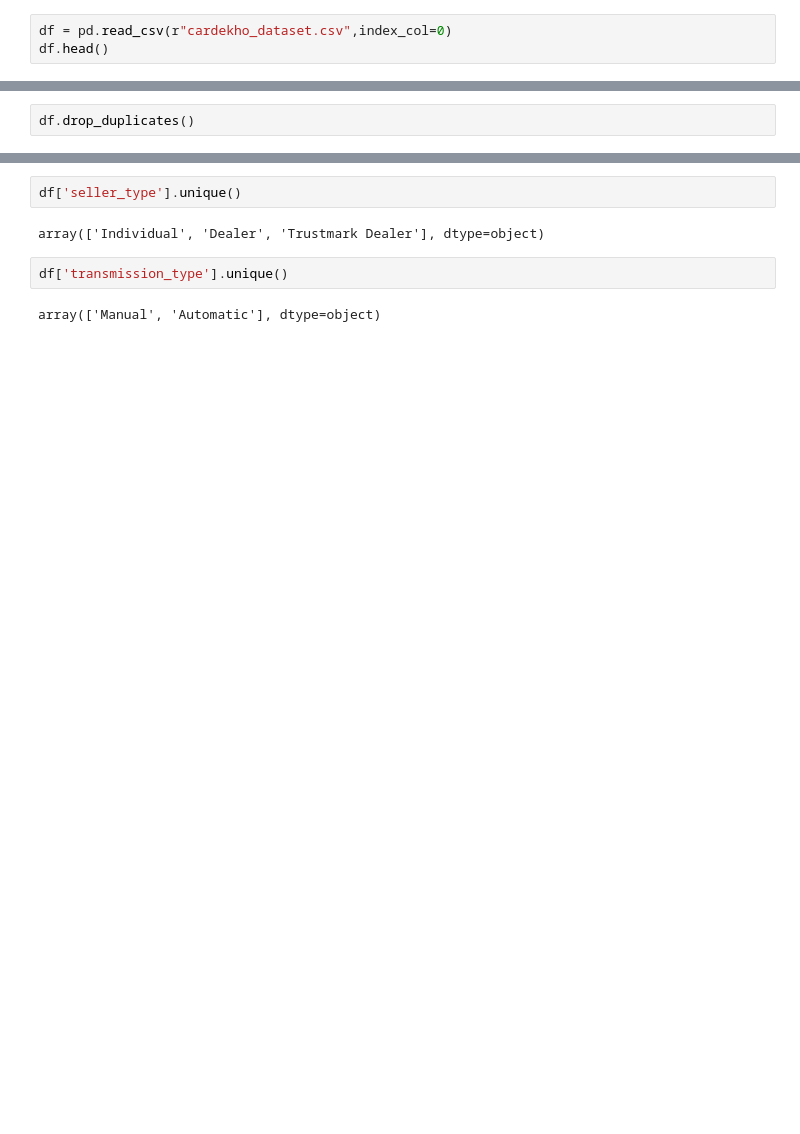
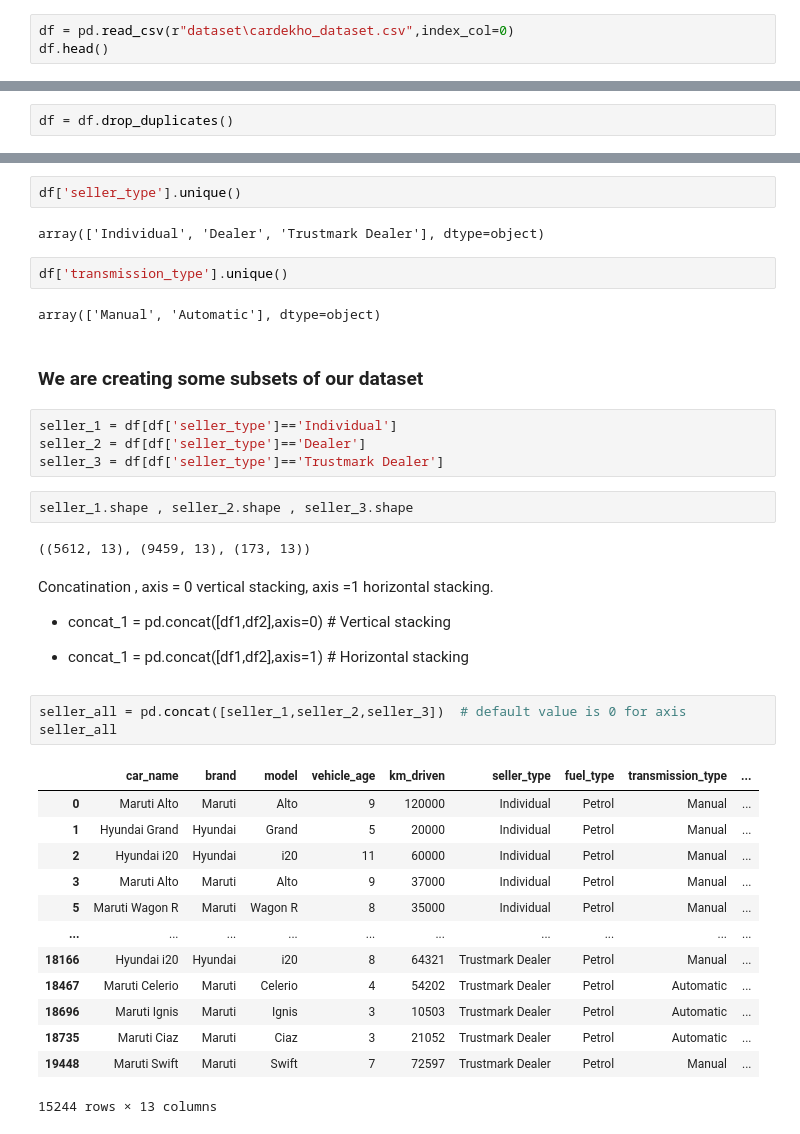
Before and after one commit to AgentAhmed/Data_analysis, a Jupyter notebook: Cardekho_dataset.ipynb, the cells around one changed output, grey strips where cells are left out. Saved outputs shown, nothing was run; the diff lists cells and outputs as text; blank space fills up the shorter version.

```diff
--- a/Cardekho_dataset.ipynb
+++ b/Cardekho_dataset.ipynb
@@ -21,7 +21,7 @@ df.head()
 # df = df.drop(columns=["Unnamed: 0"])
 # We can also do this by setting index_col=0
 # %%
-df = pd.read_csv(r"cardekho_dataset.csv",index_col=0)
+df = pd.read_csv(r"dataset\cardekho_dataset.csv",index_col=0)
 df.head()
 # %% [output]
 |  | car_name | brand | model | vehicle_age | km_driven | seller_type | fuel_type | transmission_type | ... |
@@ -52,4 +52,4 @@ df.shape
 # %% [output]
 (15411, 13)
 # %%
-df.drop_duplicates()
+df = df.drop_duplicates()
@@ -108,3 +98,36 @@ array(['Individual', 'Dealer', 'Trustmark Dealer'], dtype=object)
 df['transmission_type'].unique()
 # %% [output]
 array(['Manual', 'Automatic'], dtype=object)
+# %% [markdown]
+### We are creating some subsets of our dataset
+# %%
+seller_1 = df[df['seller_type']=='Individual']
+seller_2 = df[df['seller_type']=='Dealer']
+seller_3 = df[df['seller_type']=='Trustmark Dealer']
+# %%
+seller_1.shape , seller_2.shape , seller_3.shape
+# %% [output]
+((5612, 13), (9459, 13), (173, 13))
+# %% [markdown]
+Concatination , axis = 0 vertical stacking, axis =1 horizontal stacking.
+
+* concat_1 = pd.concat([df1,df2],axis=0) # Vertical stacking
+
+* concat_1 = pd.concat([df1,df2],axis=1) # Horizontal stacking
+# %%
+seller_all = pd.concat([seller_1,seller_2,seller_3])  # default value is 0 for axis
+seller_all
+# %% [output]
+|  | car_name | brand | model | vehicle_age | km_driven | seller_type | fuel_type | transmission_type | ... |
+| 0 | Maruti Alto | Maruti | Alto | 9 | 120000 | Individual | Petrol | Manual | ... |
+| 1 | Hyundai Grand | Hyundai | Grand | 5 | 20000 | Individual | Petrol | Manual | ... |
+| 2 | Hyundai i20 | Hyundai | i20 | 11 | 60000 | Individual | Petrol | Manual | ... |
+| 3 | Maruti Alto | Maruti | Alto | 9 | 37000 | Individual | Petrol | Manual | ... |
+| 5 | Maruti Wagon R | Maruti | Wagon R | 8 | 35000 | Individual | Petrol | Manual | ... |
+| ... | ... | ... | ... | ... | ... | ... | ... | ... | ... |
+| 18166 | Hyundai i20 | Hyundai | i20 | 8 | 64321 | Trustmark Dealer | Petrol | Manual | ... |
+| 18467 | Maruti Celerio | Maruti | Celerio | 4 | 54202 | Trustmark Dealer | Petrol | Automatic | ... |
+| 18696 | Maruti Ignis | Maruti | Ignis | 3 | 10503 | Trustmark Dealer | Petrol | Automatic | ... |
+| 18735 | Maruti Ciaz | Maruti | Ciaz | 3 | 21052 | Trustmark Dealer | Petrol | Automatic | ... |
+| 19448 | Maruti Swift | Maruti | Swift | 7 | 72597 | Trustmark Dealer | Petrol | Manual | ... |
+15244 rows × 13 columns
```
Also changed, not shown: parts of 5 cells of this notebook.
